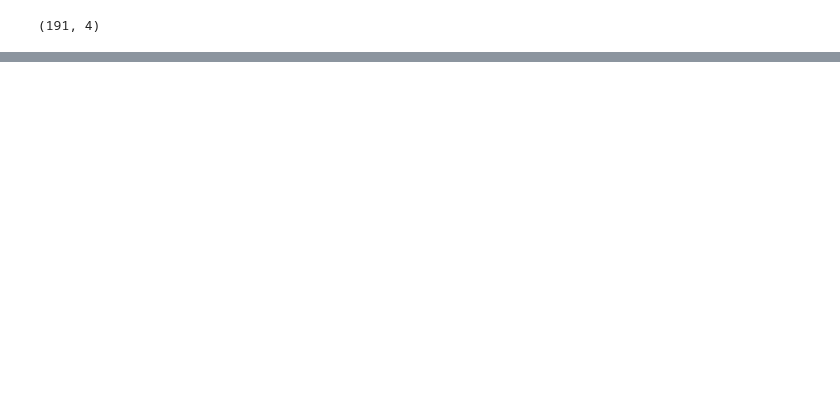
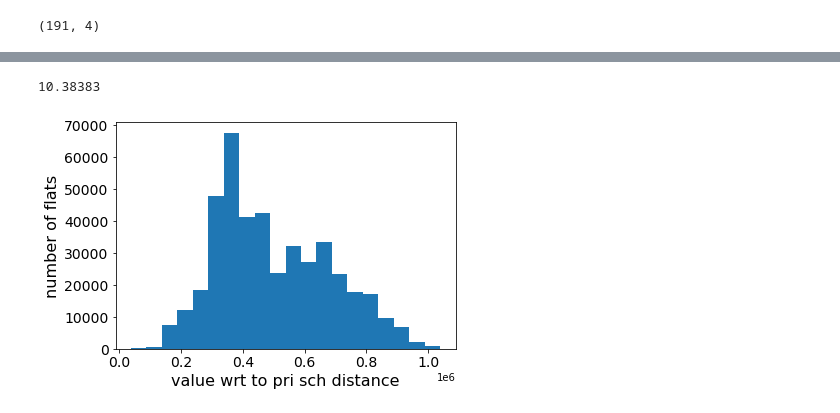
Before and after one commit to loojovi/hdb_resale_prediction, a Jupyter notebook: notebooks/stephen-feature-prisch.ipynb, the cells around one changed output, grey strips where cells are left out. Cells and saved outputs as stored; diff of their text form; code cells hidden in the pictures; blank space fills up the shorter version.

```diff
--- a/notebooks/stephen-feature-prisch.ipynb
+++ b/notebooks/stephen-feature-prisch.ipynb
@@ -149,0 +226,3 @@ d.sort_values("PlacestakenuptillPhase2B", ascending=False)
+# %%
+df_dist = pd.read_csv("../data/processed/psc-ranked-dist-matrix2.csv")
+df_dist
@@ -149,0 +243,17 @@ d.sort_values("PlacestakenuptillPhase2B", ascending=False)
+# %%
+x = np.array(d["PlacestakenuptillPhase2B"] ** 2)
+y = df_dist.dot(x)
+(y/100000).max()
+# %% [output]
+10.38383
+# %%
+# find distribution of places
+plt.figure()
+plt.tick_params(labelsize=14)
+plt.hist(y.to_numpy(), bins=20)
+plt.xlabel('value wrt to pri sch distance', fontsize=16)
+plt.ylabel('number of flats', fontsize=16)
+plt.tight_layout()
+plt.show()
+# %% [output]
+[figure, added]
```
Also changed, not shown: parts of 16 cells of this notebook.
